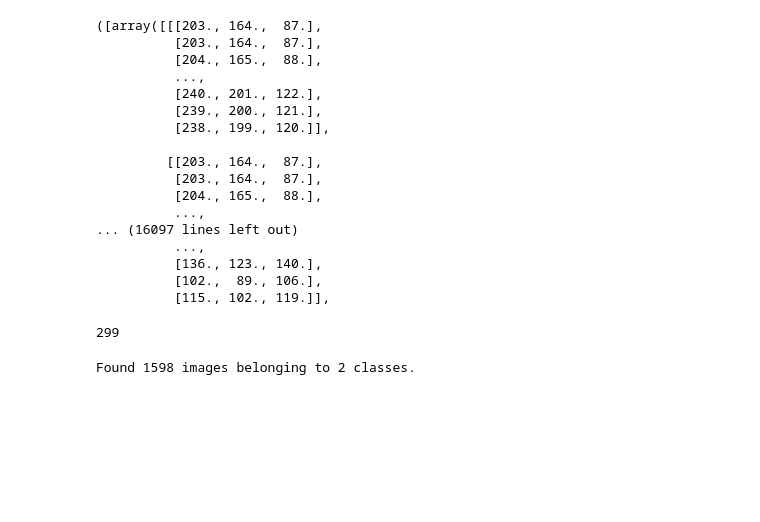
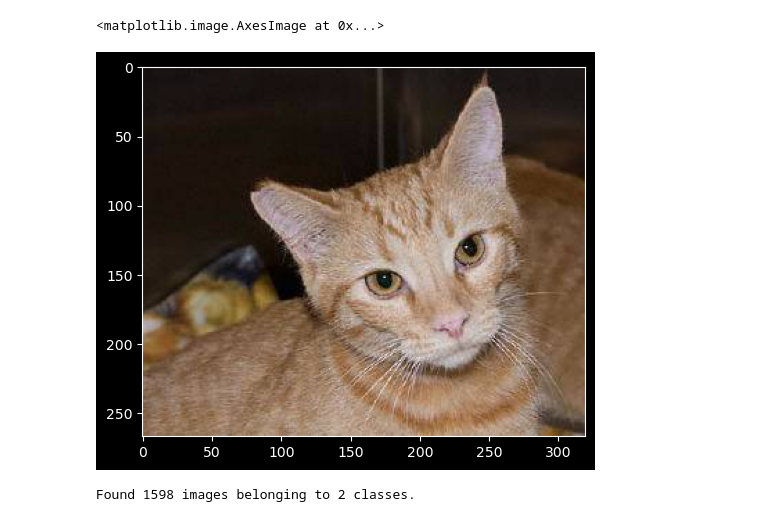
Before and after one commit to dhzdhd/DSE, a Jupyter notebook: Year 3/Semester 5/DL lab/Week 4/W4_1_catsdogs.ipynb, the cells around one changed output. Saved outputs shown, nothing was run; the diff lists cells and outputs as text; code cells hidden in the pictures; blank space fills up the shorter version.

```diff
--- a/Year 3/Semester 5/DL lab/Week 4/W4_1_catsdogs.ipynb
+++ b/Year 3/Semester 5/DL lab/Week 4/W4_1_catsdogs.ipynb
@@ -21,30 +25,11 @@ for fname in os.listdir('./catsdogs/train/cats'):
 for fname in os.listdir('./catsdogs/validation/dogs'):
     img = load_img(f'./catsdogs/validation/dogs/{fname}')
     dogs.append(img_to_array(img))
-
-cats, dogs
-# %% [output]
-([array([[[203., 164.,  87.],
-          [203., 164.,  87.],
-          [204., 165.,  88.],
-          ...,
-          [240., 201., 122.],
-          [239., 200., 121.],
-          [238., 199., 120.]],
-
-         [[203., 164.,  87.],
-          [203., 164.,  87.],
-          [204., 165.,  88.],
-          ...,
-... (16097 lines left out)
-          ...,
-          [136., 123., 140.],
-          [102.,  89., 106.],
-          [115., 102., 119.]],
-# %%
-len(dogs)
-# %% [output]
-299
+# %%
+plt.imshow(plt.imread('catsdogs/train/cats/cat.14.jpg'))
+# %% [output]
+<matplotlib.image.AxesImage at 0x...>
+[figure, added]
 # %%
 train_datagen = ImageDataGenerator(rescale=1./255)
 val_datagen = ImageDataGenerator(rescale=1./255)
```
Also changed, not shown: parts of 1 cell of this notebook, 1 other file.
